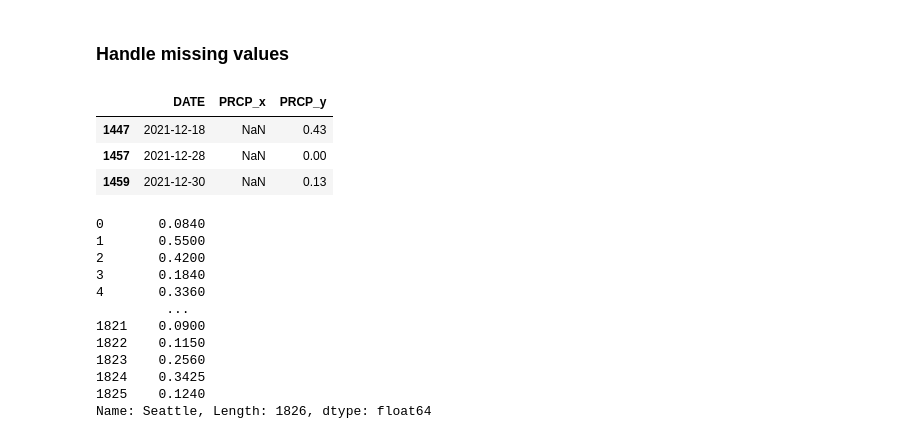
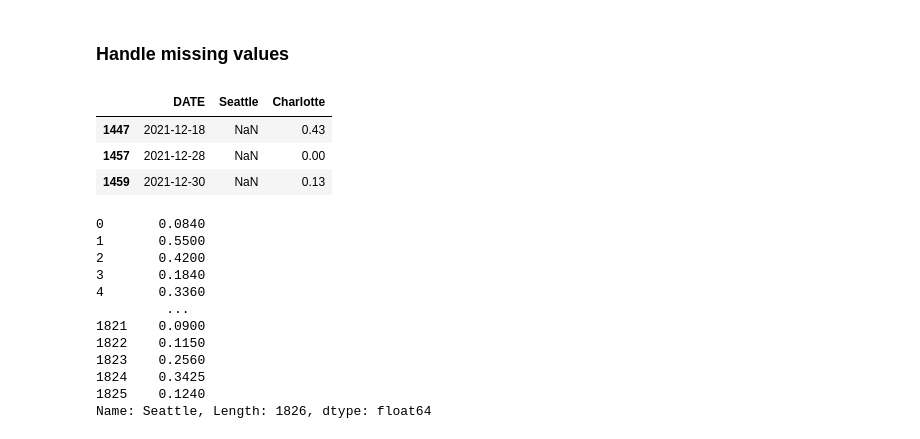
Before and after one commit to binay8/weather, a Jupyter notebook: code/Weather_Data.ipynb, the cells around one changed output. Cells and saved outputs as stored; diff of their text form; code cells hidden in the pictures.

```diff
--- a/code/Weather_Data.ipynb
+++ b/code/Weather_Data.ipynb
@@ -303,9 +303,9 @@ memory usage: 42.9 KB
 # %% [markdown]
 ### Handle missing values
 # %%
-df[df["PRCP_x"].isna()]
+df[df["Seattle"].isna()]
 # %% [output]
-|  | DATE | PRCP_x | PRCP_y |
+|  | DATE | Seattle | Charlotte |
 | 1447 | 2021-12-18 | NaN | 0.43 |
 | 1457 | 2021-12-28 | NaN | 0.00 |
 | 1459 | 2021-12-30 | NaN | 0.13 |
```
Also changed, not shown: parts of 20 cells of this notebook.
